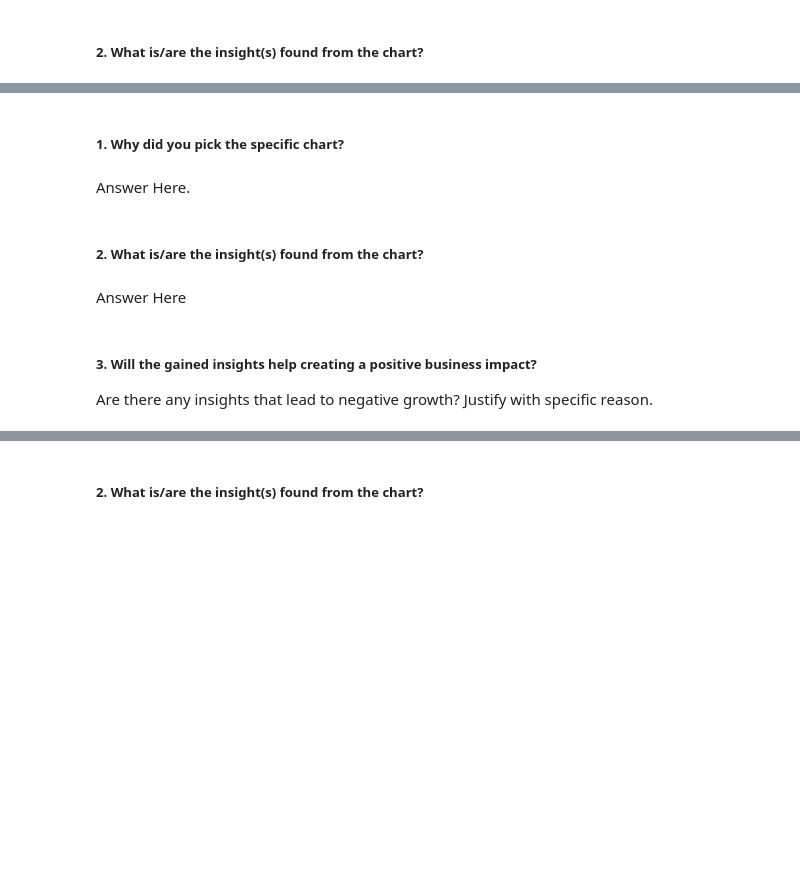
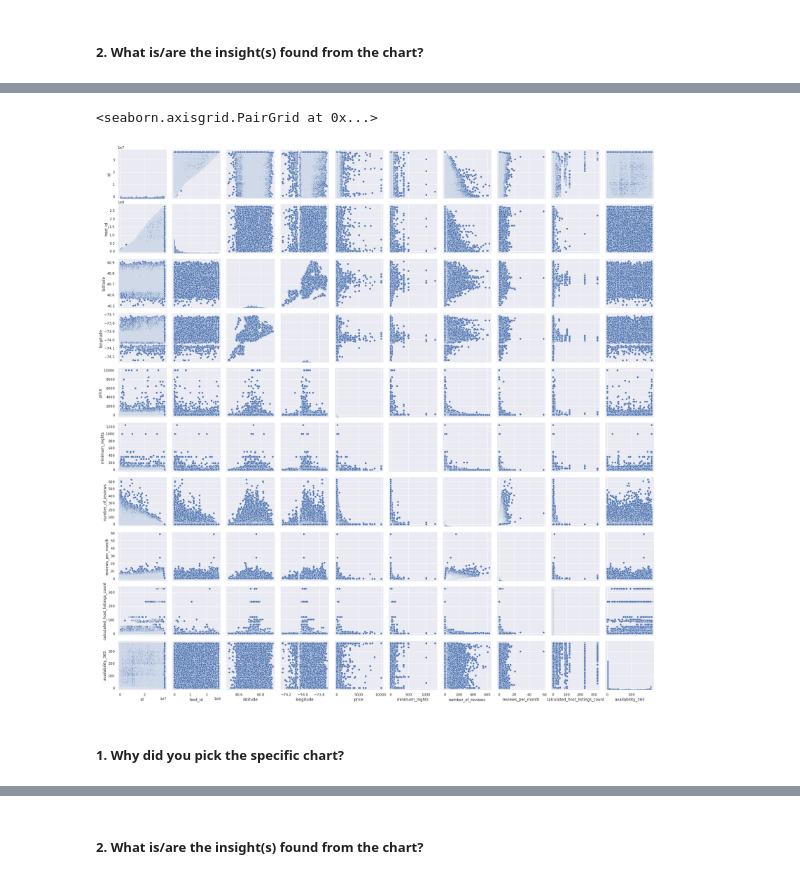
Before and after one commit to shubhi0078/AirBnB-bookings-DF-Analysis, a Jupyter notebook: AirBnB_EDA_Project.ipynb, the cells around one changed output, grey strips where cells are left out. Cells and saved outputs as stored; diff of their text form; code cells hidden in the pictures; blank space fills up the shorter version.

```diff
--- a/AirBnB_EDA_Project.ipynb
+++ b/AirBnB_EDA_Project.ipynb
@@ -806,11 +788,16 @@ Answer Here
+# %%
+# Pair Plot visualization code
+sns.pairplot(df,
+             hue='species',  # Color points by species
+             diag_kind='kde',  # Use kernel density estimates on diagonal
+             plot_kws={'alpha': 0.5},  # Set scatterplot point alpha to 0.5
+             diag_kws={'shade': True}  # Shade density plots
+            )
+
+# Display the plot
+plt.show()
+# %% [output]
+<seaborn.axisgrid.PairGrid at 0x...>
+[figure, added]
 # %% [markdown]
 ##### 1. Why did you pick the specific chart?
-# %% [markdown]
-Answer Here.
-# %% [markdown]
-##### 2. What is/are the insight(s) found from the chart?
-# %% [markdown]
-Answer Here
-# %% [markdown]
-##### 3. Will the gained insights help creating a positive business impact?
-Are there any insights that lead to negative growth? Justify with specific reason.
```
Also changed, not shown: parts of 46 cells of this notebook.
